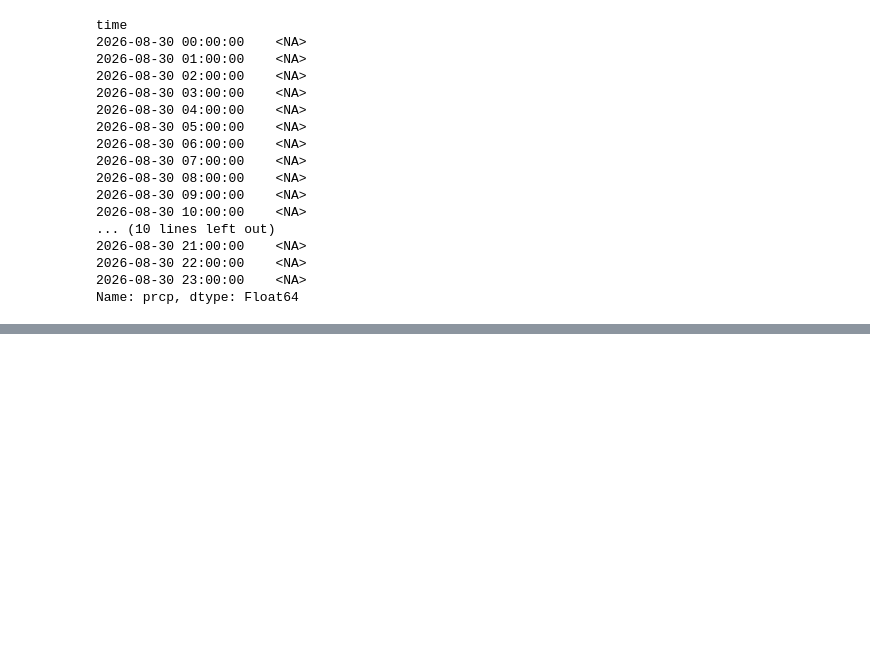
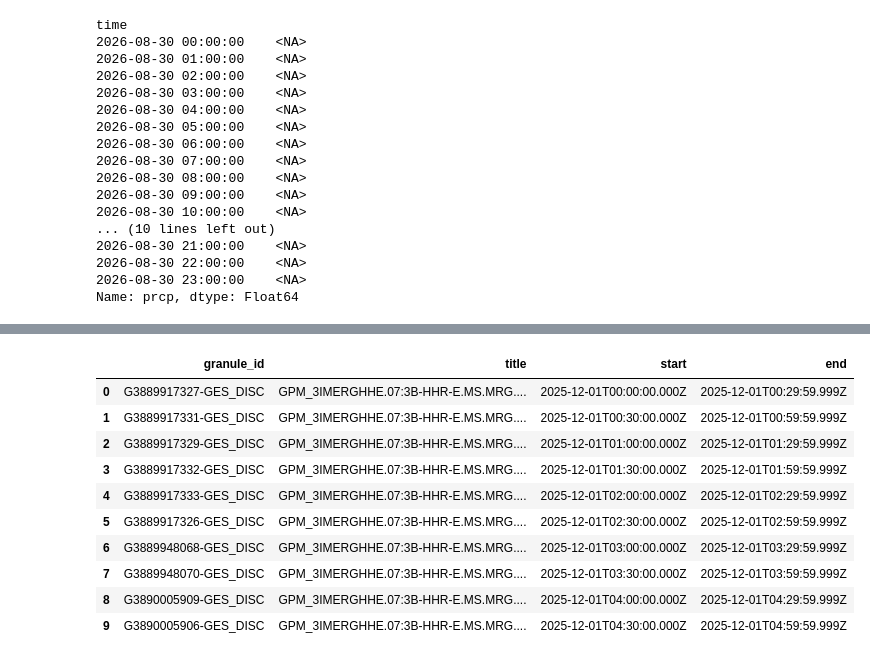
Before and after one commit to Venkatpotla33/AI-Enhanced-Hyperlocal-Food-Demand-Forecasting, a Jupyter notebook: notebooks/04_live_contextual_data_collection_and_integration.ipynb, the cells around one changed output, grey strips where cells are left out. Saved outputs shown, nothing was run; the diff lists cells and outputs as text; code cells hidden in the pictures; blank space fills up the shorter version.

```diff
--- a/notebooks/04_live_contextual_data_collection_and_integration.ipynb
+++ b/notebooks/04_live_contextual_data_collection_and_integration.ipynb
@@ -5090,0 +5989,71 @@ Name: prcp, dtype: Float64
+# %%
+# Phase 04.3.16 — Retrieve IMERG Sample Granule Links
+
+import requests
+from urllib.parse import urlparse
+from IPython.display import display
+import pandas as pd
+
+CMR_GRANULES_URL = (
+    "https://cmr.earthdata.nasa.gov/search/granules.json"
+)
+
+headers = {
+    "User-Agent": "FoodDemandForecastingResearch/1.0"
+}
+
+# Known Early Run collection ID from our successful catalogue search
+EARLY_COLLECTION_ID = "C2723758340-GES_DISC"
+
+params = {
+    "collection_concept_id": EARLY_COLLECTION_ID,
+    "temporal": "2025-12-01T00:00:00Z,2025-12-01T23:59:59Z",
+    "bounding_box": "78.30,17.35,78.45,17.52",
+    "page_size": 10,
+    "sort_key": "start_date",
+}
+
+response = requests.get(
+    CMR_GRANULES_URL,
+    params=params,
+    headers=headers,
+    timeout=60,
+)
+
+print("HTTP status:", response.status_code)
+response.raise_for_status()
+
+entries = response.json().get("feed", {}).get("entry", [])
+
+print("Granules returned:", len(entries))
+
+if not entries:
+    print("No granules returned for this query.")
+else:
+    granule_records = []
+
+    for entry in entries:
+        granule_records.append({
+            "granule_id": entry.get("id"),
+            "title": entry.get("title"),
+            "start": entry.get("time_start"),
+            "end": entry.get("time_end"),
+        })
+
+    display(pd.DataFrame(granule_records))
+
+    # Inspect links for the first returned granule.
+    first_granule = entries[0]
+
+    print("\n=== HTTPS Links for First Granule ===")
+
+    for link in first_granule.get("links", []):
+        href = link.get("href", "")
+
+        if href.startswith("https://"):
+            print(
+                "Relation:", link.get("rel"),
+                "| Host:", urlparse(href).netloc,
+                "| URL:", href,
+            )
+# %% [output]
@@ -5090,0 +6062,11 @@ Name: prcp, dtype: Float64
+|  | granule_id | title | start | end |
+| 0 | G3889917327-GES_DISC | GPM_3IMERGHHE.07:3B-HHR-E.MS.MRG.... | 2025-12-01T00:00:00.000Z | 2025-12-01T00:29:59.999Z |
+| 1 | G3889917331-GES_DISC | GPM_3IMERGHHE.07:3B-HHR-E.MS.MRG.... | 2025-12-01T00:30:00.000Z | 2025-12-01T00:59:59.999Z |
+| 2 | G3889917329-GES_DISC | GPM_3IMERGHHE.07:3B-HHR-E.MS.MRG.... | 2025-12-01T01:00:00.000Z | 2025-12-01T01:29:59.999Z |
+| 3 | G3889917332-GES_DISC | GPM_3IMERGHHE.07:3B-HHR-E.MS.MRG.... | 2025-12-01T01:30:00.000Z | 2025-12-01T01:59:59.999Z |
+| 4 | G3889917333-GES_DISC | GPM_3IMERGHHE.07:3B-HHR-E.MS.MRG.... | 2025-12-01T02:00:00.000Z | 2025-12-01T02:29:59.999Z |
+| 5 | G3889917326-GES_DISC | GPM_3IMERGHHE.07:3B-HHR-E.MS.MRG.... | 2025-12-01T02:30:00.000Z | 2025-12-01T02:59:59.999Z |
+| 6 | G3889948068-GES_DISC | GPM_3IMERGHHE.07:3B-HHR-E.MS.MRG.... | 2025-12-01T03:00:00.000Z | 2025-12-01T03:29:59.999Z |
+| 7 | G3889948070-GES_DISC | GPM_3IMERGHHE.07:3B-HHR-E.MS.MRG.... | 2025-12-01T03:30:00.000Z | 2025-12-01T03:59:59.999Z |
+| 8 | G3890005909-GES_DISC | GPM_3IMERGHHE.07:3B-HHR-E.MS.MRG.... | 2025-12-01T04:00:00.000Z | 2025-12-01T04:29:59.999Z |
+| 9 | G3890005906-GES_DISC | GPM_3IMERGHHE.07:3B-HHR-E.MS.MRG.... | 2025-12-01T04:30:00.000Z | 2025-12-01T04:59:59.999Z |
```
Also changed, not shown: parts of 19 cells of this notebook, 6 other files.
